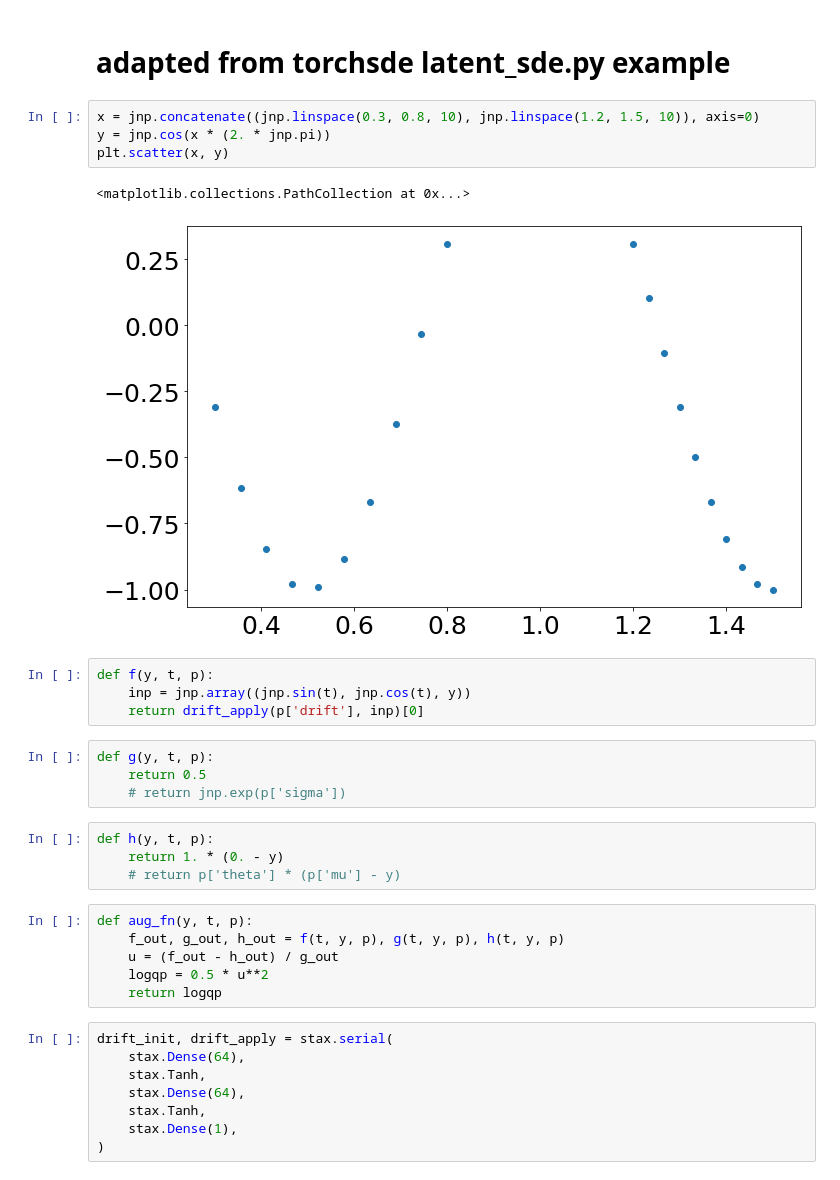
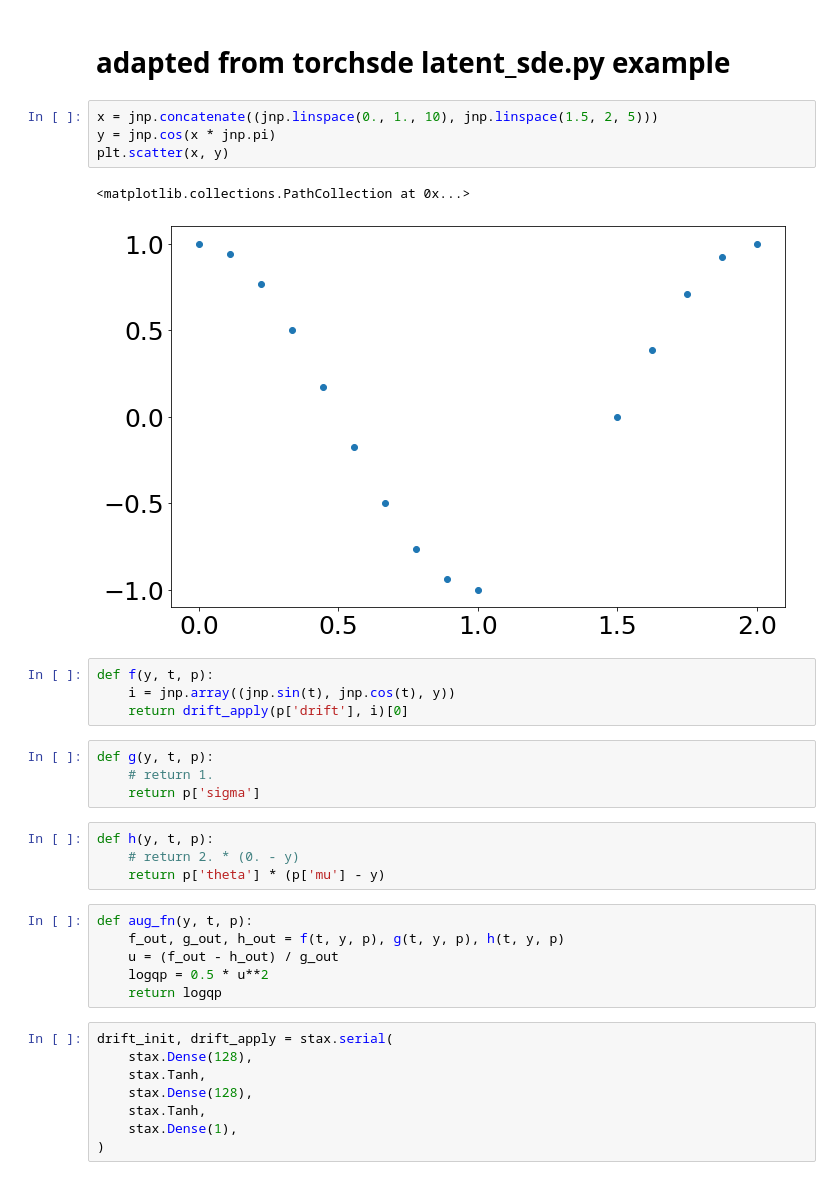
Before and after one commit to al-jshen/jx, a Jupyter notebook: notebooks/sde.ipynb, the cells around one changed output. Saved outputs shown, nothing was run; the diff lists cells and outputs as text.

```diff
--- a/notebooks/sde.ipynb
+++ b/notebooks/sde.ipynb
@@ -346,25 +352,25 @@ plt.plot(x, y, c='r')
 #
 # %% [markdown]
 # adapted from torchsde latent_sde.py example
-# %%
-x = jnp.concatenate((jnp.linspace(0.3, 0.8, 10), jnp.linspace(1.2, 1.5, 10)), axis=0)
-y = jnp.cos(x * (2. * jnp.pi))
-plt.scatter(x, y)
-# %% [output]
-<matplotlib.collections.PathCollection at 0x...>
-[figure, removed]
+# %%
+x = jnp.concatenate((jnp.linspace(0., 1., 10), jnp.linspace(1.5, 2, 5)))
+y = jnp.cos(x * jnp.pi)
+plt.scatter(x, y)
+# %% [output]
+<matplotlib.collections.PathCollection at 0x...>
+[figure, added]
 # %%
 def f(y, t, p):
-    inp = jnp.array((jnp.sin(t), jnp.cos(t), y))
-    return drift_apply(p['drift'], inp)[0]
+    i = jnp.array((jnp.sin(t), jnp.cos(t), y))
+    return drift_apply(p['drift'], i)[0]
 # %%
 def g(y, t, p):
-    return 0.5
-    # return jnp.exp(p['sigma'])
+    # return 1.
+    return p['sigma']
 # %%
 def h(y, t, p):
-    return 1. * (0. - y)
-    # return p['theta'] * (p['mu'] - y)
+    # return 2. * (0. - y)
+    return p['theta'] * (p['mu'] - y)
 # %%
 def aug_fn(y, t, p):
     f_out, g_out, h_out = f(t, y, p), g(t, y, p), h(t, y, p)
@@ -373,9 +379,9 @@ def aug_fn(y, t, p):
     return logqp
 # %%
 drift_init, drift_apply = stax.serial(
-    stax.Dense(64),
+    stax.Dense(128),
     stax.Tanh,
-    stax.Dense(64),
+    stax.Dense(128),
     stax.Tanh,
     stax.Dense(1),
 )
```
Also changed, not shown: parts of 23 cells of this notebook, 3 other files.
